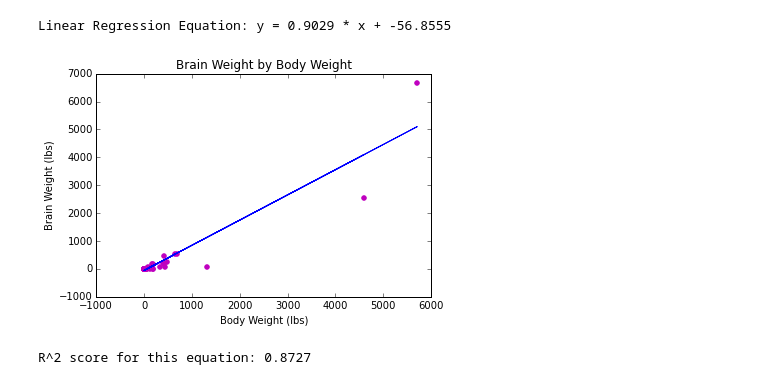
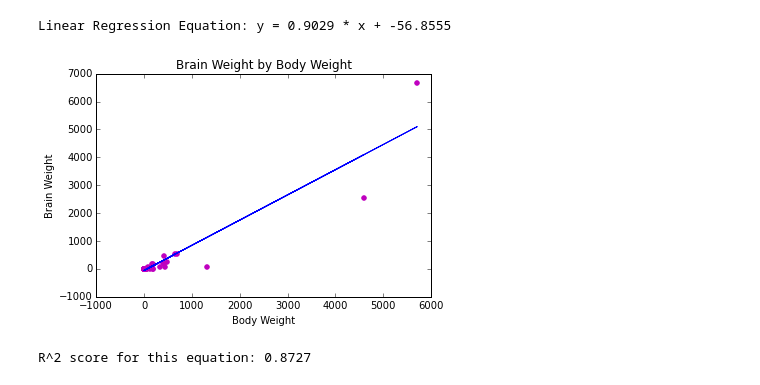
Before and after one commit to ahartz1/linear-regression, a Jupyter notebook: simple-linear-regression.ipynb, the cells around one changed output. Cells and saved outputs as stored; diff of their text form; code cells hidden in the pictures.

```diff
--- a/simple-linear-regression.ipynb
+++ b/simple-linear-regression.ipynb
@@ -101,12 +101,12 @@ Linear Regression Equation: y = 0.9029 * x + -56.8555
 # %%
 plt.scatter(body, brain, color='m')
 plt.plot(body, regr_bb.predict(body))
 plt.title('Brain Weight by Body Weight')
-plt.xlabel('Body Weight (lbs)')
-plt.ylabel('Brain Weight (lbs)')
+plt.xlabel('Body Weight')
+plt.ylabel('Brain Weight')
 plt.show()
 # %% [output]
-[figure, old version]
+[figure, new version]
 # %%
 print('R^2 score for this equation: {:.4f}'.format(regr_bb.score(body, brain)))
 # %% [output]
```
Also changed, not shown: parts of 6 cells of this notebook.
